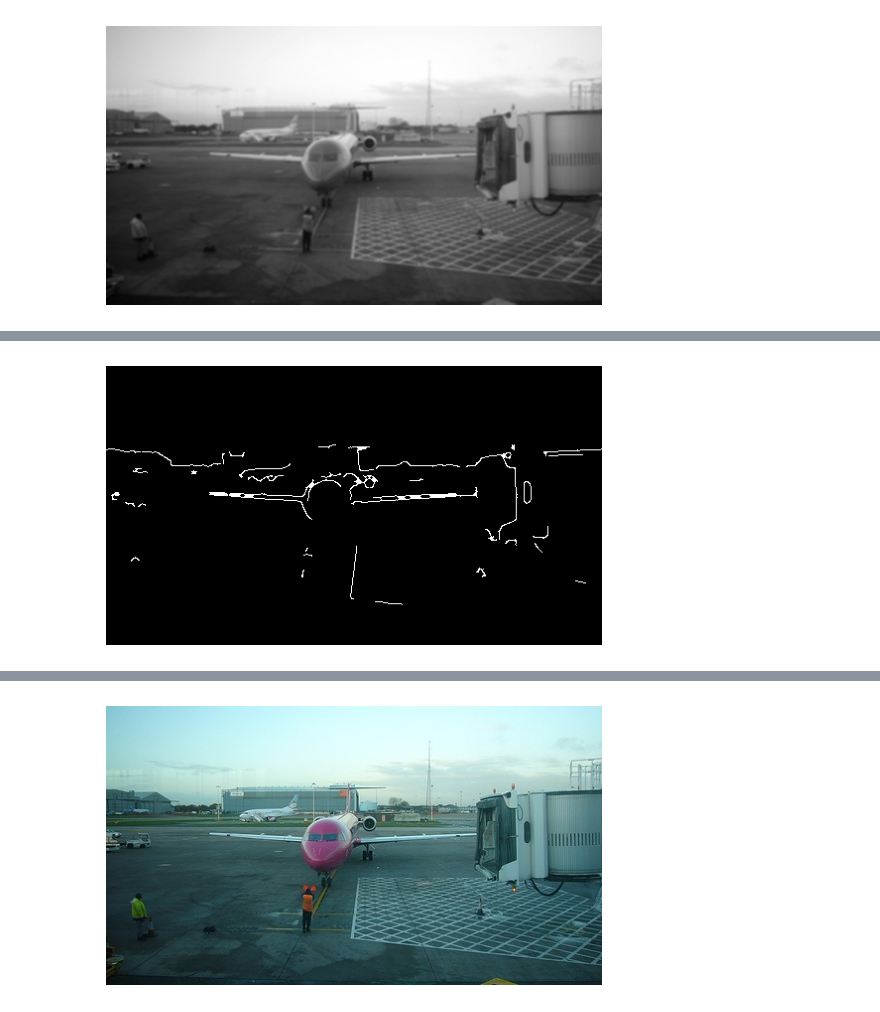
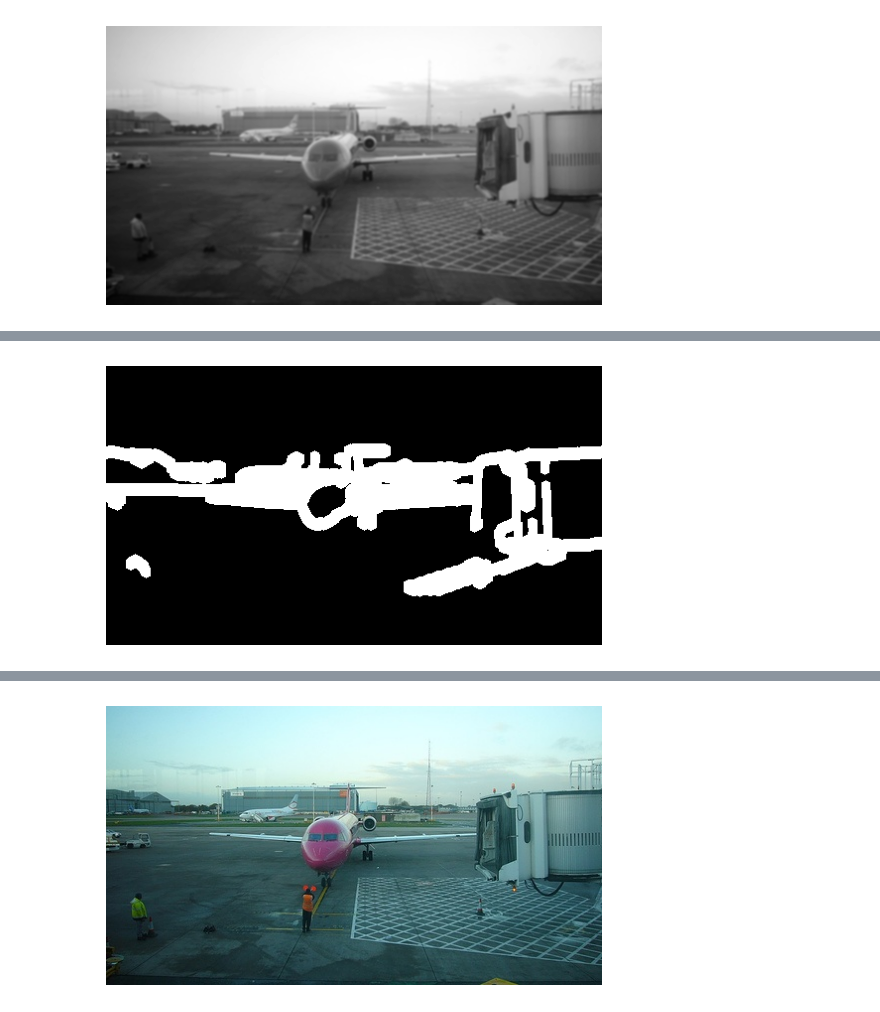
Before and after one commit to Matovic/optical-flow-motion-tracking-segmentation, a Jupyter notebook: src/zadanie3.ipynb, the cells around one changed output, grey strips where cells are left out. Drawn from its saved outputs; the diff is of its cells as text; code cells hidden in the pictures.

```diff
--- a/src/zadanie3.ipynb
+++ b/src/zadanie3.ipynb
@@ -885,7 +1028,7 @@ plt.show()
 # %% [output]
 [figure]
 # %%
-img_canny = cv2.Canny(img_gauss, 150, 220)
+img_canny = cv2.Canny(img_gauss, 50, 300)
 plt.imshow(img_canny, cmap='gray')
 plt.axis('off')
 plt.show()
@@ -894,5 +1037,5 @@ plt.show()
 # %%
-img_dilate = cv2.dilate(img_canny,(-1, -1), 3)
+img_dilate = cv2.dilate(img_canny,(7, 7), iterations=5)
 
 plt.imshow(img_dilate, cmap='gray')
 plt.axis('off')
@@ -902,5 +1045,5 @@ plt.show()
 # %%
-img_erode = cv2.erode(img_canny, kernel=(3,3))
+img_erode = cv2.erode(img_dilate, kernel=(11,11))
 
 plt.imshow(img_erode, cmap='gray')
 plt.axis('off')
@@ -909,0 +1053,7 @@ plt.show()
+# %%
+element = cv2.getStructuringElement(cv2.MORPH_ELLIPSE, (5,5))
+
+img_closing = cv2.morphologyEx(img_erode, cv2.MORPH_CLOSE, element, iterations=1)
+plt.imshow(img_closing, cmap='gray')
+plt.axis('off')
+plt.show()
@@ -910,7 +1062,7 @@ plt.show()
 # %%
-img_closing = cv2.morphologyEx(img_canny, cv2.MORPH_CLOSE, element)
-plt.imshow(img_closing, cmap='gray')
+img_closing2 = cv2.morphologyEx(img_closing, cv2.MORPH_DILATE, element, iterations=2)
+plt.imshow(img_closing2, cmap='gray')
 plt.axis('off')
 plt.show()
 # %% [output]
-[figure, old version]
+[figure, new version]
```
Also changed, not shown: parts of 30 cells of this notebook.
